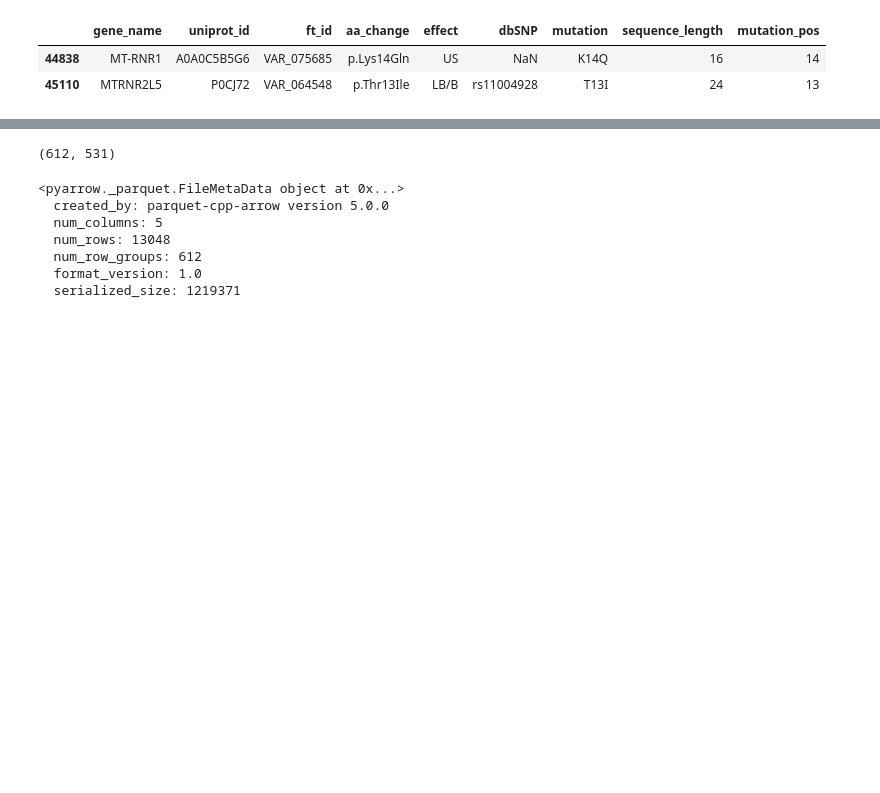
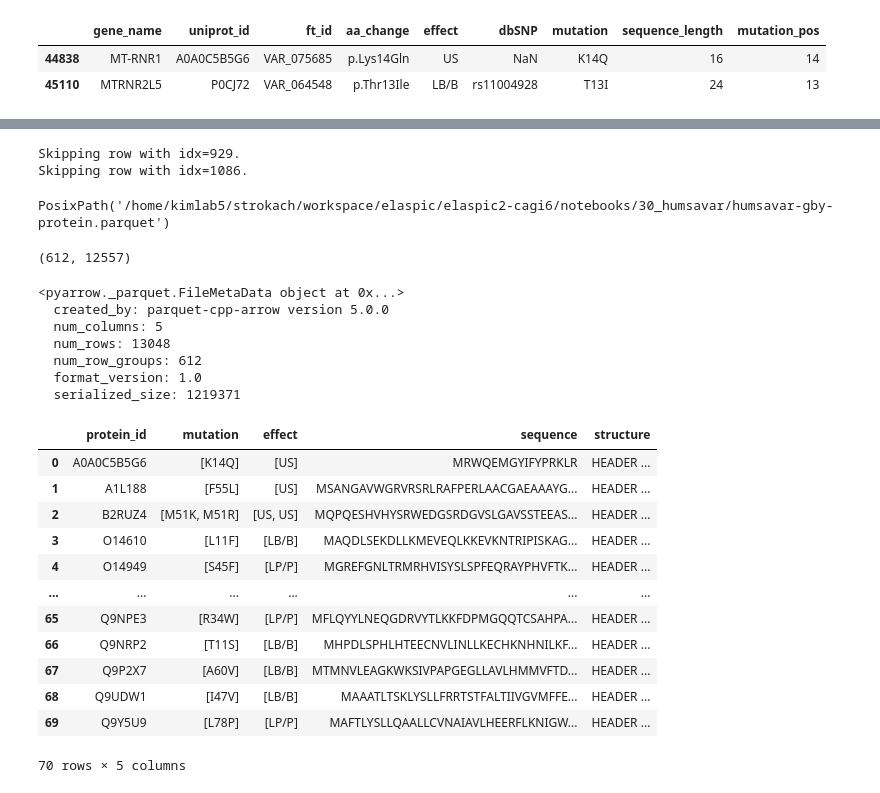
Before and after one commit to elaspic/cagi6-submission, a Jupyter notebook: notebooks/30_humsavar.ipynb, the cells around one changed output, grey strips where cells are left out. Drawn from its saved outputs; the diff is of its cells as text; code cells hidden in the pictures; blank space fills up the shorter version.

Commit message:
Update humsavar notebook with final run

```diff
--- a/notebooks/30_humsavar.ipynb
+++ b/notebooks/30_humsavar.ipynb
@@ -617,0 +568,21 @@ output_file_1, output_file_2
+# %%
+output_file = NOTEBOOK_DIR.joinpath("humsavar-gby-protein.parquet")
+
+schema = None
+writer = None
+group_size = 100
+for start in tqdm(range(0, len(humsavar_df), group_size)):
+    df = (
+        humsavar_df.iloc[start : start + group_size]
+        .groupby(["uniprot_id"], dropna=False)
+        .agg({"mutation": list, "effect": list})
+        .reset_index()
+        .merge(uniprot_sequences_df, on=["uniprot_id"])
+        .merge(uniprot_structures_df, on=["uniprot_id"])
+    )
+    schema, writer = write_table(
+        df.rename(columns={"uniprot_id": "protein_id"}), output_file, schema, writer
+    )
+writer.close()
+
+output_file
@@ -618,10 +591,46 @@ output_file_1, output_file_2
+# %%
+humsavar_gby_protein_df = (
+    humsavar_df.groupby(["uniprot_id", "sequence_length"], dropna=False)
+    .agg({"mutation": list, "effect": list})
+    .reset_index()
+    .merge(uniprot_sequences_df, on=["uniprot_id"])
+    .merge(uniprot_structures_df, on=["uniprot_id"])
+    .sort_values(["sequence_length", "uniprot_id"], ascending=True)
+    .drop("sequence_length", axis=1)
+)
+
+output_file_waln = NOTEBOOK_DIR.joinpath("humsavar-gby-protein-waln.parquet")
+
+schema = None
+writer = None
+for idx in tqdm(range(len(humsavar_gby_protein_df))):
+    df = humsavar_gby_protein_df.iloc[idx : idx + 1]
+
+    alignments = load_alignments(df[["uniprot_id", "sequence"]].drop_duplicates().values)
+    df["alignment"] = df["uniprot_id"].map(alignments)
+    df = df[df["alignment"].notnull()]
+
+    if df.empty:
+        print(f"Skipping row with {idx=}.")
+        continue
+
+    schema, writer = write_table(
+        df.rename(columns={"uniprot_id": "protein_id"}), output_file_waln, schema, writer
+    )
+writer.close()
+
+output_file
+# %% [output]
+Skipping row with idx=929.
+Skipping row with idx=1086.
+PosixPath('/home/kimlab5/strokach/workspace/elaspic/elaspic2-cagi6/notebooks/30_humsavar/humsavar-gby-protein.parquet')
 # %%
-pfile_1 = pq.ParquetFile(output_file_1)
-pfile_2 = pq.ParquetFile(output_file_2)
+pfile_1 = pq.ParquetFile(output_file)
+pfile_2 = pq.ParquetFile(output_file_waln)
 
 pfile_1.num_row_groups, pfile_2.num_row_groups
 # %% [output]
-(612, 531)
+(612, 12557)
 # %%
 pfile_1.metadata
 # %% [output]
@@ -632,6 +641,22 @@ pfile_1.metadata
   num_row_groups: 612
   format_version: 1.0
   serialized_size: 1219371
+# %%
+pfile_1.read_row_group(0).to_pandas()
+# %% [output]
+|  | protein_id | mutation | effect | sequence | structure |
+| 0 | A0A0C5B5G6 | [K14Q] | [US] | MRWQEMGYIFYPRKLR | HEADER ... |
+| 1 | A1L188 | [F55L] | [US] | MSANGAVWGRVRSRLRAFPERLAACGAEAAAYG... | HEADER ... |
+| 2 | B2RUZ4 | [M51K, M51R] | [US, US] | MQPQESHVHYSRWEDGSRDGVSLGAVSSTEEAS... | HEADER ... |
+| 3 | O14610 | [L11F] | [LB/B] | MAQDLSEKDLLKMEVEQLKKEVKNTRIPISKAG... | HEADER ... |
+| 4 | O14949 | [S45F] | [LP/P] | MGREFGNLTRMRHVISYSLSPFEQRAYPHVFTK... | HEADER ... |
+| ... | ... | ... | ... | ... | ... |
+| 65 | Q9NPE3 | [R34W] | [LP/P] | MFLQYYLNEQGDRVYTLKKFDPMGQQTCSAHPA... | HEADER ... |
+| 66 | Q9NRP2 | [T11S] | [LB/B] | MHPDLSPHLHTEECNVLINLLKECHKNHNILKF... | HEADER ... |
+| 67 | Q9P2X7 | [A60V] | [LB/B] | MTMNVLEAGKWKSIVPAPGEGLLAVLHMMVFTD... | HEADER ... |
+| 68 | Q9UDW1 | [I47V] | [LB/B] | MAAATLTSKLYSLLFRRTSTFALTIIVGVMFFE... | HEADER ... |
+| 69 | Q9Y5U9 | [L78P] | [LP/P] | MAFTLYSLLQAALLCVNAIAVLHEERFLKNIGW... | HEADER ... |
+70 rows × 5 columns
 # %%
 pfile_2.metadata
 # %% [output]
```
Also changed, not shown: parts of 8 cells of this notebook.
